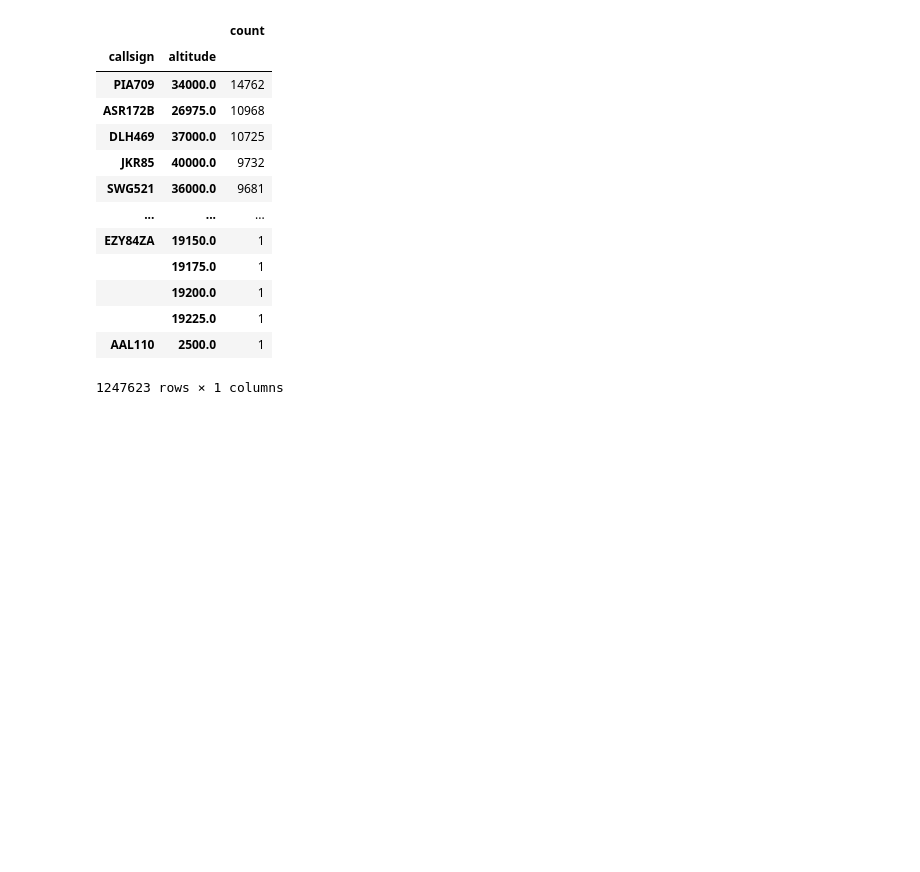
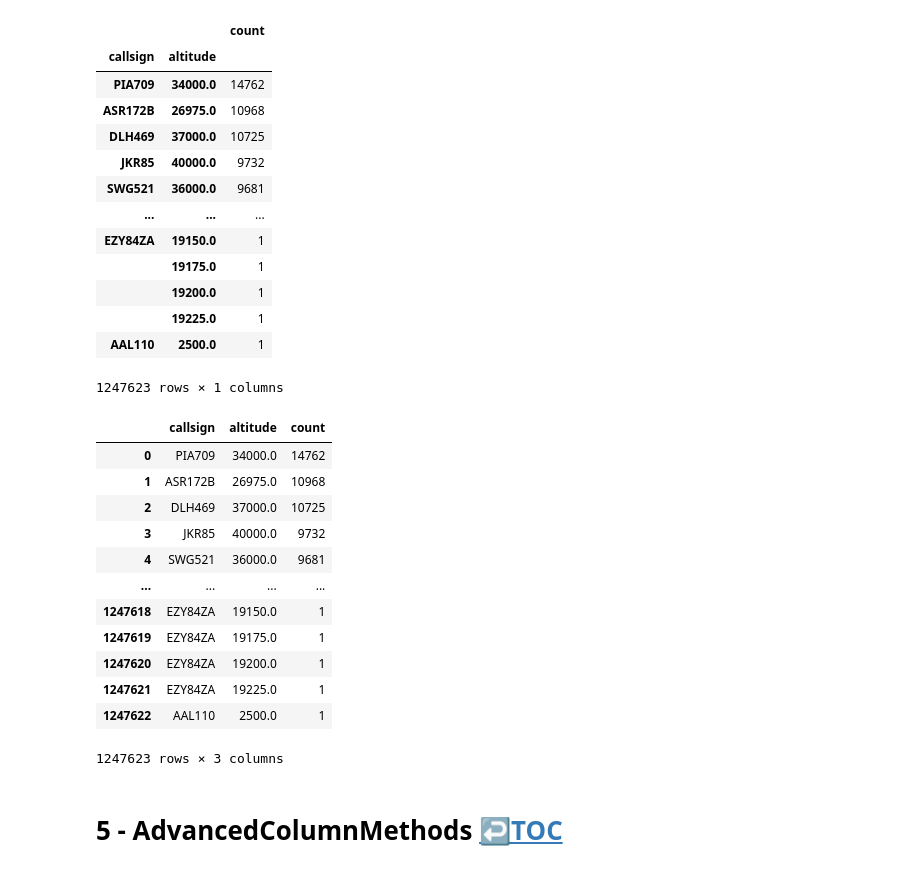
Before and after one commit to kachraz/ytlpda, a Jupyter notebook: KAG/ytleapan.ipynb, the cells around one changed output. Cells and saved outputs as stored; diff of their text form; code cells hidden in the pictures; blank space fills up the shorter version.

```diff
--- a/KAG/ytleapan.ipynb
+++ b/KAG/ytleapan.ipynb
@@ -850,3 +851,22 @@ df[['callsign', 'altitude']].value_counts().to_frame()
 |  | 19225.0 | 1 |
 | AAL110 | 2500.0 | 1 |
 1247623 rows × 1 columns
+# %%
+# Using reset index to get a data frame
+df[['callsign', 'altitude']].value_counts().reset_index()
+# %% [output]
+|  | callsign | altitude | count |
+| 0 | PIA709 | 34000.0 | 14762 |
+| 1 | ASR172B | 26975.0 | 10968 |
+| 2 | DLH469 | 37000.0 | 10725 |
+| 3 | JKR85 | 40000.0 | 9732 |
+| 4 | SWG521 | 36000.0 | 9681 |
+| ... | ... | ... | ... |
+| 1247618 | EZY84ZA | 19150.0 | 1 |
+| 1247619 | EZY84ZA | 19175.0 | 1 |
+| 1247620 | EZY84ZA | 19200.0 | 1 |
+| 1247621 | EZY84ZA | 19225.0 | 1 |
+| 1247622 | AAL110 | 2500.0 | 1 |
+1247623 rows × 3 columns
+# %% [markdown]
+# 5 - AdvancedColumnMethods <a class="anchor" id="s6"></a> [↩️TOC](#toc)
```
Also changed, not shown: parts of 1 cell of this notebook.
